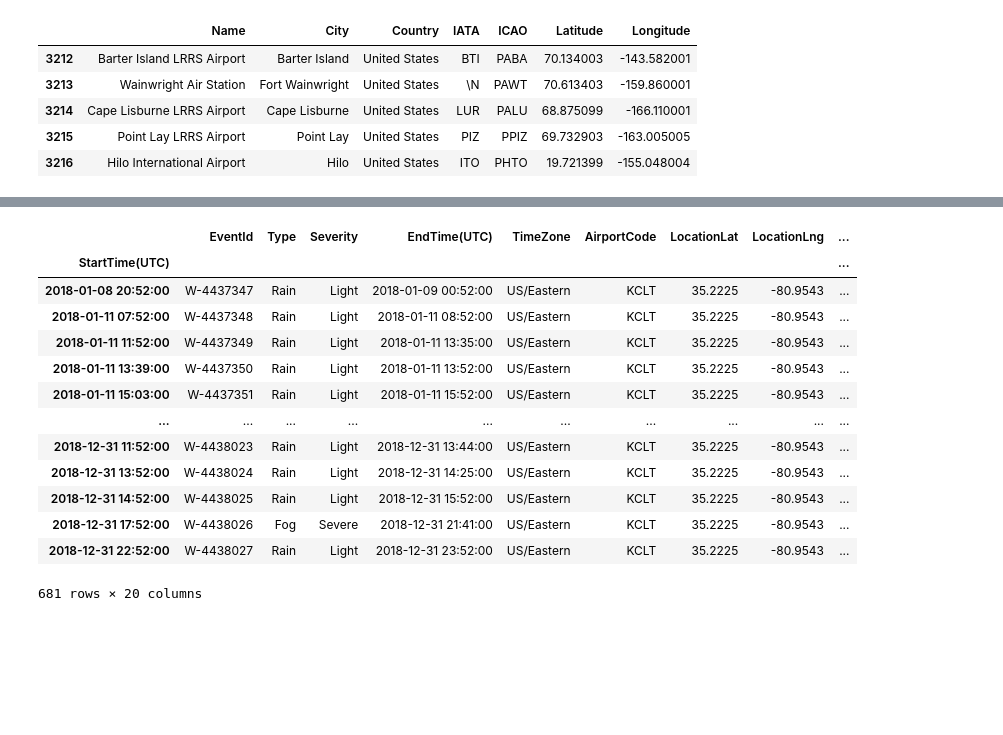
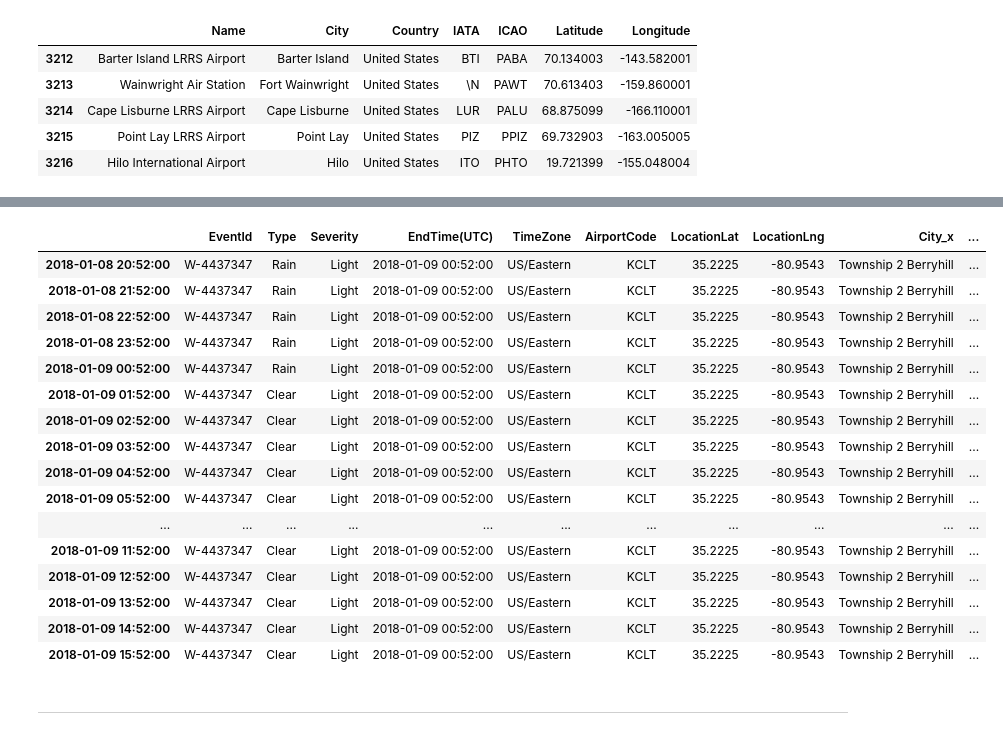
Before and after one commit to guedanie/flight_delay_predictor, a Jupyter notebook: weather_exploration.ipynb, the cells around one changed output, grey strips where cells are left out. Saved outputs shown, nothing was run; the diff lists cells and outputs as text; code cells hidden in the pictures; blank space fills up the shorter version.

```diff
--- a/weather_exploration.ipynb
+++ b/weather_exploration.ipynb
@@ -107,17 +152,29 @@ weather_data.head()
-# %%
-weather_data[weather_data.City_y == "Charlotte"]
-# %% [output]
-|  | EventId | Type | Severity | EndTime(UTC) | TimeZone | AirportCode | LocationLat | LocationLng | ... |
-| StartTime(UTC) |  |  |  |  |  |  |  |  | ... |
-| 2018-01-08 20:52:00 | W-4437347 | Rain | Light | 2018-01-09 00:52:00 | US/Eastern | KCLT | 35.2225 | -80.9543 | ... |
-| 2018-01-11 07:52:00 | W-4437348 | Rain | Light | 2018-01-11 08:52:00 | US/Eastern | KCLT | 35.2225 | -80.9543 | ... |
-| 2018-01-11 11:52:00 | W-4437349 | Rain | Light | 2018-01-11 13:35:00 | US/Eastern | KCLT | 35.2225 | -80.9543 | ... |
-| 2018-01-11 13:39:00 | W-4437350 | Rain | Light | 2018-01-11 13:52:00 | US/Eastern | KCLT | 35.2225 | -80.9543 | ... |
-| 2018-01-11 15:03:00 | W-4437351 | Rain | Light | 2018-01-11 15:52:00 | US/Eastern | KCLT | 35.2225 | -80.9543 | ... |
-| ... | ... | ... | ... | ... | ... | ... | ... | ... | ... |
-| 2018-12-31 11:52:00 | W-4438023 | Rain | Light | 2018-12-31 13:44:00 | US/Eastern | KCLT | 35.2225 | -80.9543 | ... |
-| 2018-12-31 13:52:00 | W-4438024 | Rain | Light | 2018-12-31 14:25:00 | US/Eastern | KCLT | 35.2225 | -80.9543 | ... |
-| 2018-12-31 14:52:00 | W-4438025 | Rain | Light | 2018-12-31 15:52:00 | US/Eastern | KCLT | 35.2225 | -80.9543 | ... |
-| 2018-12-31 17:52:00 | W-4438026 | Fog | Severe | 2018-12-31 21:41:00 | US/Eastern | KCLT | 35.2225 | -80.9543 | ... |
-| 2018-12-31 22:52:00 | W-4438027 | Rain | Light | 2018-12-31 23:52:00 | US/Eastern | KCLT | 35.2225 | -80.9543 | ... |
-681 rows × 20 columns
+# %%
+day = fitbit["EndTime(UTC)"].unique()[0]
+day_2 = fitbit["EndTime(UTC)"].unique()[1]
+# %%
+type_fo = fitbit[(fitbit.index > day) & (fitbit.index < day_2)].Type.unique()
+# %%
+fitbit[(fitbit.index > day) & (fitbit.index < day_2)] = fitbit[(fitbit.index > day) & (fitbit.index < day_2)].replace(type_fo, "Clear")
+# %%
+fitbit.head(20)
+# %% [output]
+|  | EventId | Type | Severity | EndTime(UTC) | TimeZone | AirportCode | LocationLat | LocationLng | City_x | ... |
+| 2018-01-08 20:52:00 | W-4437347 | Rain | Light | 2018-01-09 00:52:00 | US/Eastern | KCLT | 35.2225 | -80.9543 | Township 2 Berryhill | ... |
+| 2018-01-08 21:52:00 | W-4437347 | Rain | Light | 2018-01-09 00:52:00 | US/Eastern | KCLT | 35.2225 | -80.9543 | Township 2 Berryhill | ... |
+| 2018-01-08 22:52:00 | W-4437347 | Rain | Light | 2018-01-09 00:52:00 | US/Eastern | KCLT | 35.2225 | -80.9543 | Township 2 Berryhill | ... |
+| 2018-01-08 23:52:00 | W-4437347 | Rain | Light | 2018-01-09 00:52:00 | US/Eastern | KCLT | 35.2225 | -80.9543 | Township 2 Berryhill | ... |
+| 2018-01-09 00:52:00 | W-4437347 | Rain | Light | 2018-01-09 00:52:00 | US/Eastern | KCLT | 35.2225 | -80.9543 | Township 2 Berryhill | ... |
+| 2018-01-09 01:52:00 | W-4437347 | Clear | Light | 2018-01-09 00:52:00 | US/Eastern | KCLT | 35.2225 | -80.9543 | Township 2 Berryhill | ... |
+| 2018-01-09 02:52:00 | W-4437347 | Clear | Light | 2018-01-09 00:52:00 | US/Eastern | KCLT | 35.2225 | -80.9543 | Township 2 Berryhill | ... |
+| 2018-01-09 03:52:00 | W-4437347 | Clear | Light | 2018-01-09 00:52:00 | US/Eastern | KCLT | 35.2225 | -80.9543 | Township 2 Berryhill | ... |
+| 2018-01-09 04:52:00 | W-4437347 | Clear | Light | 2018-01-09 00:52:00 | US/Eastern | KCLT | 35.2225 | -80.9543 | Township 2 Berryhill | ... |
+| 2018-01-09 05:52:00 | W-4437347 | Clear | Light | 2018-01-09 00:52:00 | US/Eastern | KCLT | 35.2225 | -80.9543 | Township 2 Berryhill | ... |
+| ... | ... | ... | ... | ... | ... | ... | ... | ... | ... | ... |
+| 2018-01-09 11:52:00 | W-4437347 | Clear | Light | 2018-01-09 00:52:00 | US/Eastern | KCLT | 35.2225 | -80.9543 | Township 2 Berryhill | ... |
+| 2018-01-09 12:52:00 | W-4437347 | Clear | Light | 2018-01-09 00:52:00 | US/Eastern | KCLT | 35.2225 | -80.9543 | Township 2 Berryhill | ... |
+| 2018-01-09 13:52:00 | W-4437347 | Clear | Light | 2018-01-09 00:52:00 | US/Eastern | KCLT | 35.2225 | -80.9543 | Township 2 Berryhill | ... |
+| 2018-01-09 14:52:00 | W-4437347 | Clear | Light | 2018-01-09 00:52:00 | US/Eastern | KCLT | 35.2225 | -80.9543 | Township 2 Berryhill | ... |
+| 2018-01-09 15:52:00 | W-4437347 | Clear | Light | 2018-01-09 00:52:00 | US/Eastern | KCLT | 35.2225 | -80.9543 | Township 2 Berryhill | ... |
+# %% [markdown]
+-----
```
Also changed, not shown: parts of 17 cells of this notebook.
